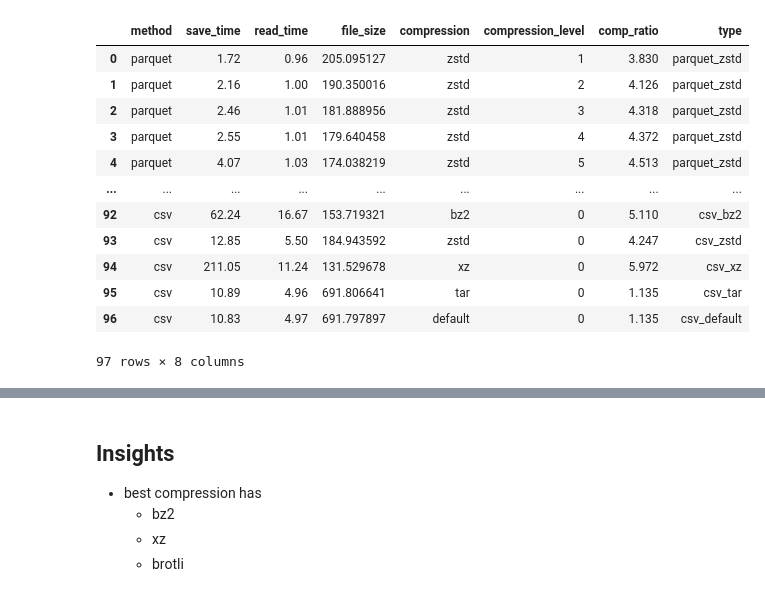
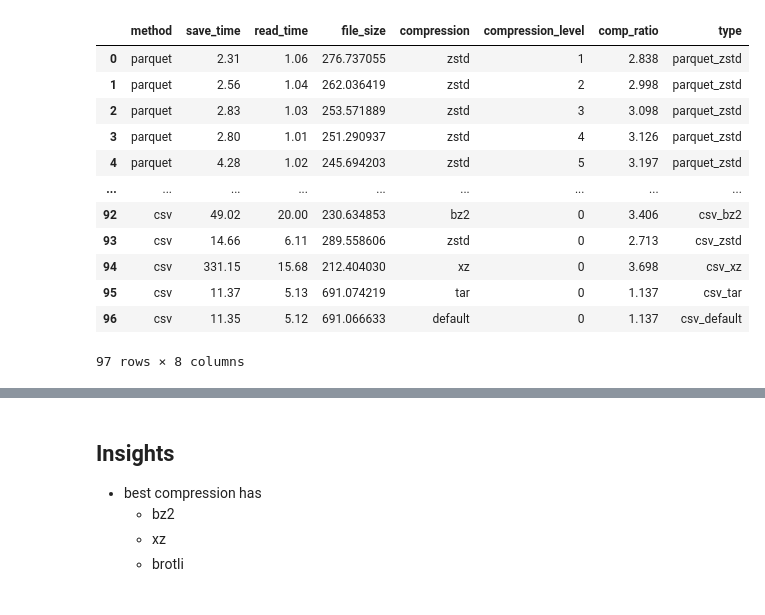
Before and after one commit to PhilipMay/pandas_compression, a Jupyter notebook: 03_evaluation.ipynb, the cells around one changed output, grey strips where cells are left out. Drawn from its saved outputs; the diff is of its cells as text; code cells hidden in the pictures.

```diff
--- a/03_evaluation.ipynb
+++ b/03_evaluation.ipynb
@@ -2,32 +2,32 @@
 import pandas as pd
 import plotly.express as px
 # %%
-df = pd.read_pickle("./data/test_results_02.pkl.gz")
+df = pd.read_pickle("./data/test_results_03.pkl.gz")
 df["compression_level"] = df["compression_level"].fillna(0)
 df["compression"] = df["compression"].fillna("default")
 df["type"] = df["method"] + "_" + df["compression"]
 
 df["save_time"] = df["save_time"].round(2)
 df["read_time"] = df["read_time"].round(2)
 df["comp_ratio"] = df["comp_ratio"].round(3)
 
 # change type of column "compression_level" to int
 df["compression_level"] = df["compression_level"].astype(int)
 
 df
 # %% [output]
 |  | method | save_time | read_time | file_size | compression | compression_level | comp_ratio | type |
-| 0 | parquet | 1.72 | 0.96 | 205.095127 | zstd | 1 | 3.830 | parquet_zstd |
-| 1 | parquet | 2.16 | 1.00 | 190.350016 | zstd | 2 | 4.126 | parquet_zstd |
-| 2 | parquet | 2.46 | 1.01 | 181.888956 | zstd | 3 | 4.318 | parquet_zstd |
-| 3 | parquet | 2.55 | 1.01 | 179.640458 | zstd | 4 | 4.372 | parquet_zstd |
-| 4 | parquet | 4.07 | 1.03 | 174.038219 | zstd | 5 | 4.513 | parquet_zstd |
+| 0 | parquet | 2.31 | 1.06 | 276.737055 | zstd | 1 | 2.838 | parquet_zstd |
+| 1 | parquet | 2.56 | 1.04 | 262.036419 | zstd | 2 | 2.998 | parquet_zstd |
+| 2 | parquet | 2.83 | 1.03 | 253.571889 | zstd | 3 | 3.098 | parquet_zstd |
+| 3 | parquet | 2.80 | 1.01 | 251.290937 | zstd | 4 | 3.126 | parquet_zstd |
+| 4 | parquet | 4.28 | 1.02 | 245.694203 | zstd | 5 | 3.197 | parquet_zstd |
 | ... | ... | ... | ... | ... | ... | ... | ... | ... |
-| 92 | csv | 62.24 | 16.67 | 153.719321 | bz2 | 0 | 5.110 | csv_bz2 |
-| 93 | csv | 12.85 | 5.50 | 184.943592 | zstd | 0 | 4.247 | csv_zstd |
-| 94 | csv | 211.05 | 11.24 | 131.529678 | xz | 0 | 5.972 | csv_xz |
-| 95 | csv | 10.89 | 4.96 | 691.806641 | tar | 0 | 1.135 | csv_tar |
-| 96 | csv | 10.83 | 4.97 | 691.797897 | default | 0 | 1.135 | csv_default |
+| 92 | csv | 49.02 | 20.00 | 230.634853 | bz2 | 0 | 3.406 | csv_bz2 |
+| 93 | csv | 14.66 | 6.11 | 289.558606 | zstd | 0 | 2.713 | csv_zstd |
+| 94 | csv | 331.15 | 15.68 | 212.404030 | xz | 0 | 3.698 | csv_xz |
+| 95 | csv | 11.37 | 5.13 | 691.074219 | tar | 0 | 1.137 | csv_tar |
+| 96 | csv | 11.35 | 5.12 | 691.066633 | default | 0 | 1.137 | csv_default |
 97 rows × 8 columns
 # %%
 def method_compression_with_level(row) -> str:
```
Also changed, not shown: parts of 4 cells of this notebook, 13 other files.
